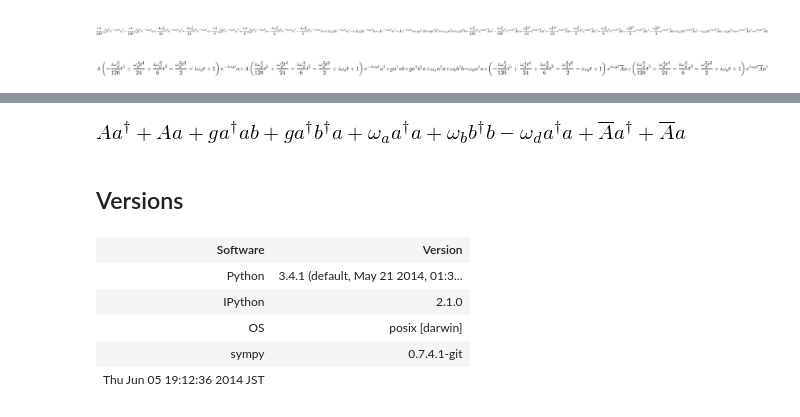
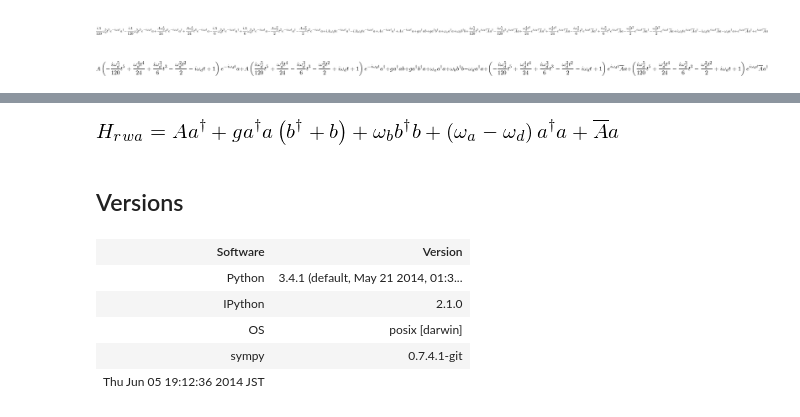
Before and after one commit to jrjohansson/sympsi-notebooks, a Jupyter notebook: sympy-quantum-boson-transformations.ipynb, the cells around one changed output, grey strips where cells are left out. Drawn from its saved outputs; the diff is of its cells as text; code cells hidden in the pictures.

```diff
--- a/sympy-quantum-boson-transformations.ipynb
+++ b/sympy-quantum-boson-transformations.ipynb
@@ -178,9 +184,18 @@ $- \frac{4 i}{15} A \omega_{d}^{5} t^{5} {a} + \frac{2 A}{3} \omega_{d}^{4} t^{4
-# %%
-H3 = H2.subs(t, 0)
-
-H3
-# %% [output]
-[figure, removed]
+# %%
+def drop_terms_containing(e, e_drops):
+    if isinstance(e, Add):
+        return Add(*(arg for arg in e.args if not any([e_drop in arg.args
+                                                       for e_drop in e_drops])))
+
+    return e
+# %%
+H4 = drop_terms_containing(H3, [exp(-2*I*omega_d*t), exp(2*I*omega_d*t)])
+
+H5 = collect(H4, (g*Dagger(a)*a, Dagger(a)*a))
+
+Eq(Symbol("H_{rwa}"), H5)
+# %% [output]
+[figure, added]
 # %% [markdown]
 ## Versions
 # %%
```
Also changed, not shown: parts of 5 cells of this notebook.
